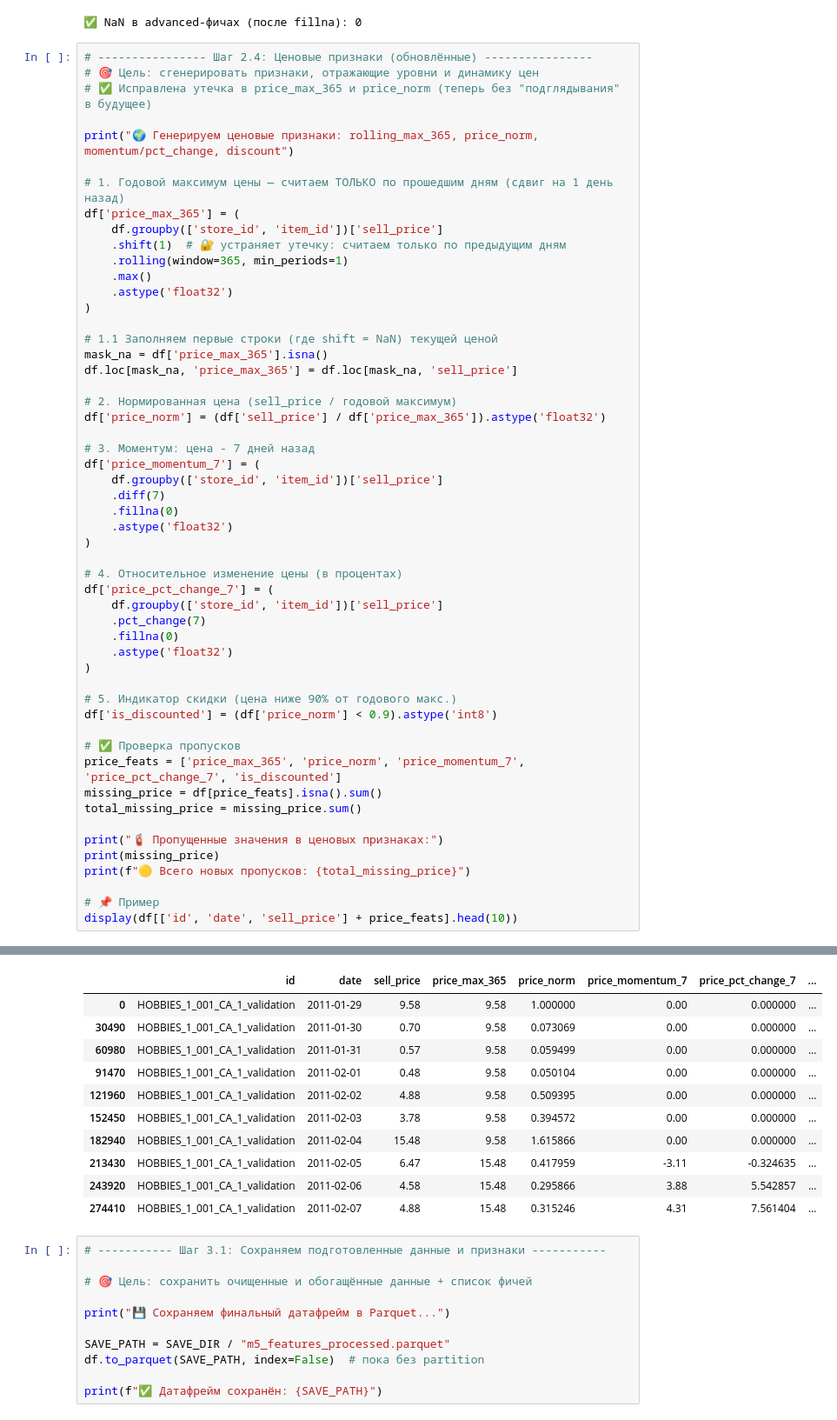
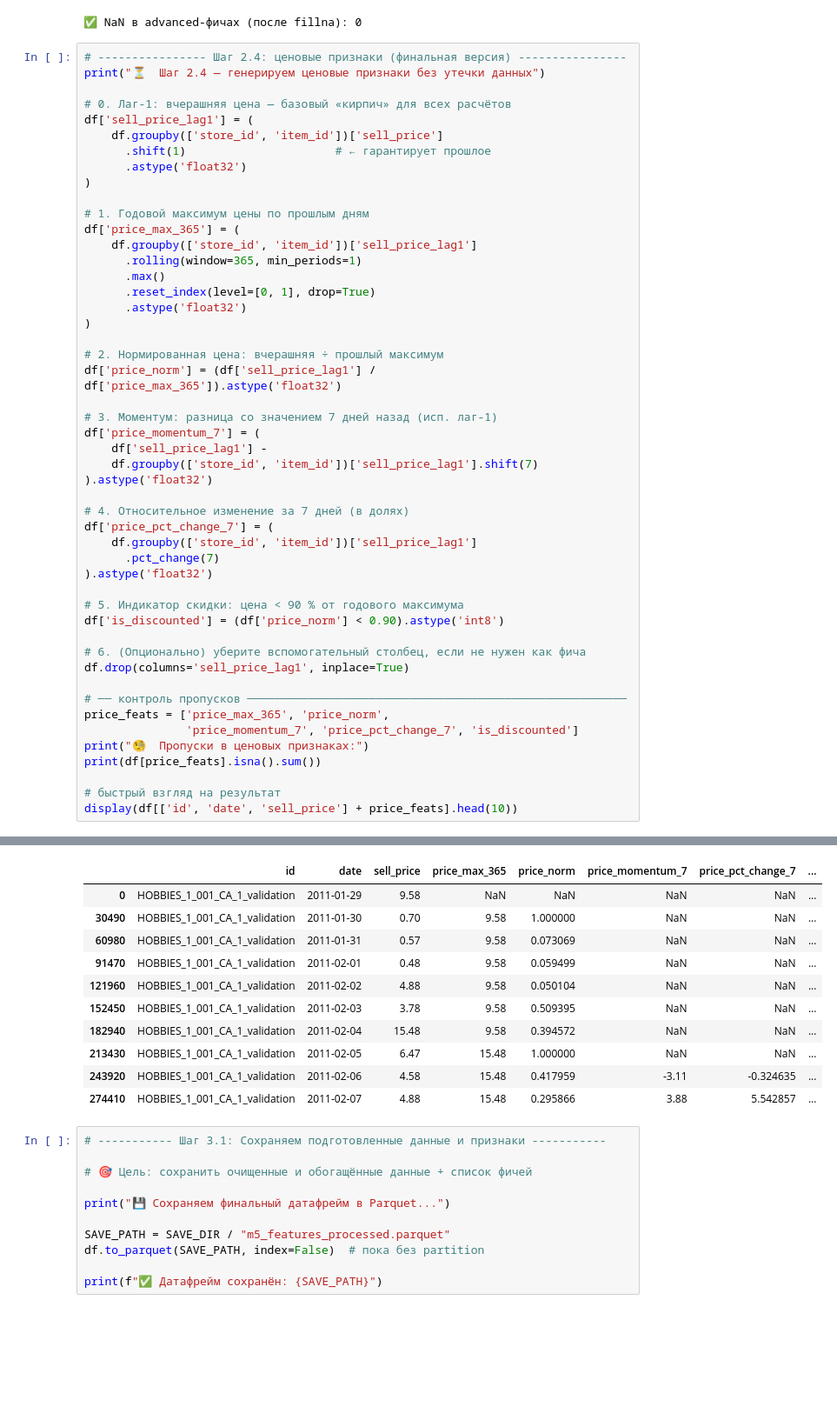
Before and after one commit to DMax-w/price_forecasting, a Jupyter notebook: notebook/01_data_preparation.ipynb, the cells around one changed output, grey strips where cells are left out. Shown at 87% size. Saved outputs shown, nothing was run; the diff lists cells and outputs as text; blank space fills up the shorter version.

```diff
--- a/notebook/01_data_preparation.ipynb
+++ b/notebook/01_data_preparation.ipynb
@@ -454,56 +454,52 @@ dtype: int64
 | 274410 | HOBBIES_1_001_CA_1_validation | 2011-02-07 | 0 | 0.0 | 0.0 | 0.0 |
 ✅ NaN в advanced-фичах (после fillna): 0
 # %%
-# ---------------- Шаг 2.4: Ценовые признаки (обновлённые) ----------------
-# 🎯 Цель: сгенерировать признаки, отражающие уровни и динамику цен
-# ✅ Исправлена утечка в price_max_365 и price_norm (теперь без "подглядывания" в будущее)
+# ---------------- Шаг 2.4: ценовые признаки (финальная версия) ----------------
+print("⏳  Шаг 2.4 — генерируем ценовые признаки без утечки данных")
 
-print("🌍 Генерируем ценовые признаки: rolling_max_365, price_norm, momentum/pct_change, discount")
-
-# 1. Годовой максимум цены — считаем ТОЛЬКО по прошедшим дням (сдвиг на 1 день назад)
-df['price_max_365'] = (
+# 0. Лаг‑1: вчерашняя цена — базовый «кирпич» для всех расчётов
+df['sell_price_lag1'] = (
     df.groupby(['store_id', 'item_id'])['sell_price']
-    .shift(1)  # 🔐 устраняет утечку: считаем только по предыдущим дням
-    .rolling(window=365, min_periods=1)
-    .max()
-    .astype('float32')
+      .shift(1)                      # ← гарантирует прошлое
+      .astype('float32')
 )
 
-# 1.1 Заполняем первые строки (где shift = NaN) текущей ценой
-mask_na = df['price_max_365'].isna()
-df.loc[mask_na, 'price_max_365'] = df.loc[mask_na, 'sell_price']
-
-# 2. Нормированная цена (sell_price / годовой максимум)
-df['price_norm'] = (df['sell_price'] / df['price_max_365']).astype('float32')
-
-# 3. Моментум: цена - 7 дней назад
-df['price_momentum_7'] = (
-    df.groupby(['store_id', 'item_id'])['sell_price']
-    .diff(7)
-    .fillna(0)
-    .astype('float32')
+# 1. Годовой максимум цены по прошлым дням
+df['price_max_365'] = (
+    df.groupby(['store_id', 'item_id'])['sell_price_lag1']
+      .rolling(window=365, min_periods=1)
+      .max()
+      .reset_index(level=[0, 1], drop=True)
+      .astype('float32')
 )
 
-# 4. Относительное изменение цены (в процентах)
+# 2. Нормированная цена: вчерашняя ÷ прошлый максимум
+df['price_norm'] = (df['sell_price_lag1'] / df['price_max_365']).astype('float32')
+
+# 3. Моментум: разница со значением 7 дней назад (исп. лаг‑1)
+df['price_momentum_7'] = (
+    df['sell_price_lag1'] -
+    df.groupby(['store_id', 'item_id'])['sell_price_lag1'].shift(7)
+).astype('float32')
+
+# 4. Относительное изменение за 7 дней (в долях)
 df['price_pct_change_7'] = (
-    df.groupby(['store_id', 'item_id'])['sell_price']
-    .pct_change(7)
-    .fillna(0)
-    .astype('float32')
-)
+    df.groupby(['store_id', 'item_id'])['sell_price_lag1']
+      .pct_change(7)
+).astype('float32')
 
-# 5. Индикатор скидки (цена ниже 90% от годового макс.)
-df['is_discounted'] = (df['price_norm'] < 0.9).astype('int8')
+# 5. Индикатор скидки: цена < 90 % от годового максимума
+df['is_discounted'] = (df['price_norm'] < 0.90).astype('int8')
 
-# ✅ Проверка пропусков
-price_feats = ['price_max_365', 'price_norm', 'price_momentum_7', 'price_pct_change_7', 'is_discounted']
-missing_price = df[price_feats].isna().sum()
-total_missing_price = missing_price.sum()
+# 6. (Опционально) уберите вспомогательный столбец, если не нужен как фича
+df.drop(columns='sell_price_lag1', inplace=True)
 
-print("🧯 Пропущенные значения в ценовых признаках:")
-print(missing_price)
-print(f"🟡 Всего новых пропусков: {total_missing_price}")
+# ── контроль пропусков ────────────────────────────────────────────────────────
+price_feats = ['price_max_365', 'price_norm',
+               'price_momentum_7', 'price_pct_change_7', 'is_discounted']
+print("🧐  Пропуски в ценовых признаках:")
+print(df[price_feats].isna().sum())
 
-# 📌 Пример
+# быстрый взгляд на результат
 display(df[['id', 'date', 'sell_price'] + price_feats].head(10))
 # %% [output]
@@ -519,14 +514,14 @@ dtype: int64
 |  | id | date | sell_price | price_max_365 | price_norm | price_momentum_7 | price_pct_change_7 | ... |
-| 0 | HOBBIES_1_001_CA_1_validation | 2011-01-29 | 9.58 | 9.58 | 1.000000 | 0.00 | 0.000000 | ... |
-| 30490 | HOBBIES_1_001_CA_1_validation | 2011-01-30 | 0.70 | 9.58 | 0.073069 | 0.00 | 0.000000 | ... |
-| 60980 | HOBBIES_1_001_CA_1_validation | 2011-01-31 | 0.57 | 9.58 | 0.059499 | 0.00 | 0.000000 | ... |
-| 91470 | HOBBIES_1_001_CA_1_validation | 2011-02-01 | 0.48 | 9.58 | 0.050104 | 0.00 | 0.000000 | ... |
-| 121960 | HOBBIES_1_001_CA_1_validation | 2011-02-02 | 4.88 | 9.58 | 0.509395 | 0.00 | 0.000000 | ... |
-| 152450 | HOBBIES_1_001_CA_1_validation | 2011-02-03 | 3.78 | 9.58 | 0.394572 | 0.00 | 0.000000 | ... |
-| 182940 | HOBBIES_1_001_CA_1_validation | 2011-02-04 | 15.48 | 9.58 | 1.615866 | 0.00 | 0.000000 | ... |
-| 213430 | HOBBIES_1_001_CA_1_validation | 2011-02-05 | 6.47 | 15.48 | 0.417959 | -3.11 | -0.324635 | ... |
-| 243920 | HOBBIES_1_001_CA_1_validation | 2011-02-06 | 4.58 | 15.48 | 0.295866 | 3.88 | 5.542857 | ... |
-| 274410 | HOBBIES_1_001_CA_1_validation | 2011-02-07 | 4.88 | 15.48 | 0.315246 | 4.31 | 7.561404 | ... |
+| 0 | HOBBIES_1_001_CA_1_validation | 2011-01-29 | 9.58 | NaN | NaN | NaN | NaN | ... |
+| 30490 | HOBBIES_1_001_CA_1_validation | 2011-01-30 | 0.70 | 9.58 | 1.000000 | NaN | NaN | ... |
+| 60980 | HOBBIES_1_001_CA_1_validation | 2011-01-31 | 0.57 | 9.58 | 0.073069 | NaN | NaN | ... |
+| 91470 | HOBBIES_1_001_CA_1_validation | 2011-02-01 | 0.48 | 9.58 | 0.059499 | NaN | NaN | ... |
+| 121960 | HOBBIES_1_001_CA_1_validation | 2011-02-02 | 4.88 | 9.58 | 0.050104 | NaN | NaN | ... |
+| 152450 | HOBBIES_1_001_CA_1_validation | 2011-02-03 | 3.78 | 9.58 | 0.509395 | NaN | NaN | ... |
+| 182940 | HOBBIES_1_001_CA_1_validation | 2011-02-04 | 15.48 | 9.58 | 0.394572 | NaN | NaN | ... |
+| 213430 | HOBBIES_1_001_CA_1_validation | 2011-02-05 | 6.47 | 15.48 | 1.000000 | NaN | NaN | ... |
+| 243920 | HOBBIES_1_001_CA_1_validation | 2011-02-06 | 4.58 | 15.48 | 0.417959 | -3.11 | -0.324635 | ... |
+| 274410 | HOBBIES_1_001_CA_1_validation | 2011-02-07 | 4.88 | 15.48 | 0.295866 | 3.88 | 5.542857 | ... |
 # %%
 # ----------- Шаг 3.1: Сохраняем подготовленные данные и признаки -----------
 
```
Also changed, not shown: parts of 1 cell of this notebook, 1 other file.
